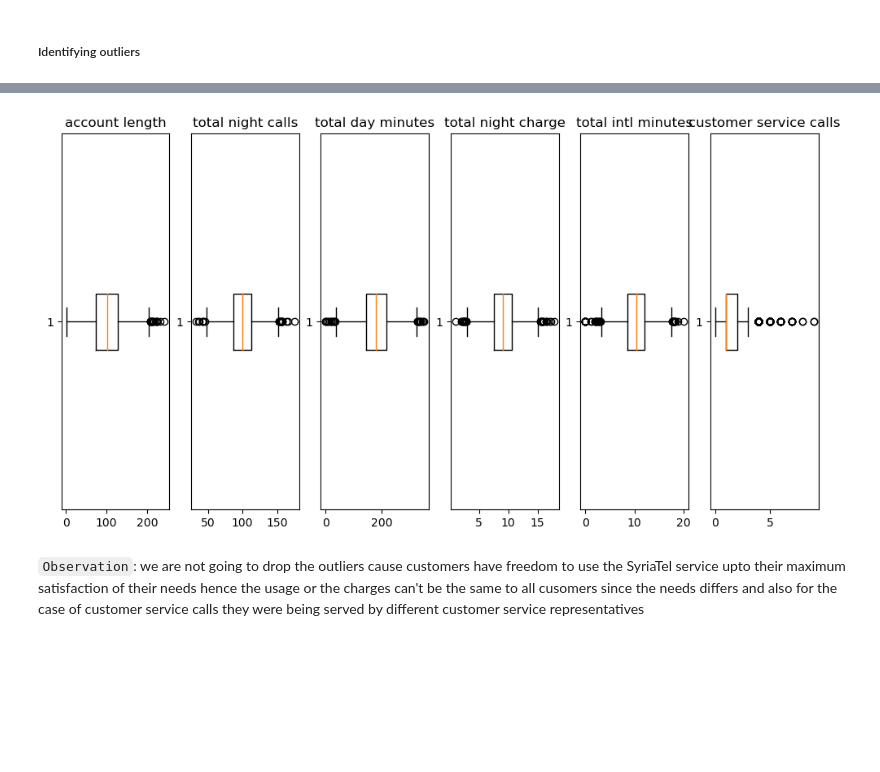
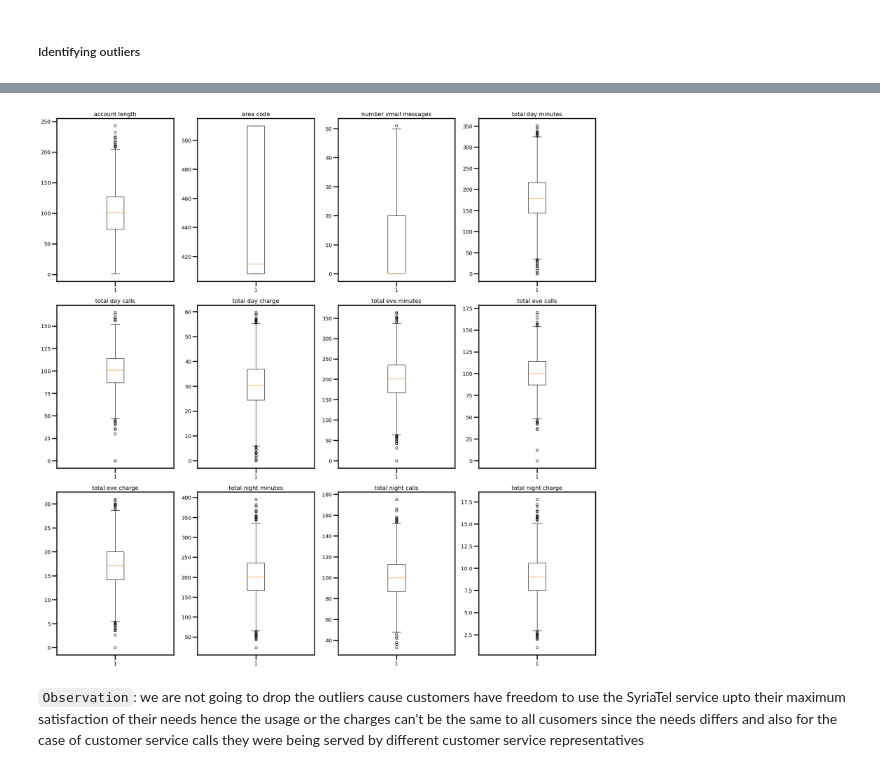
Before and after one commit to leah-katiwa/Phase_3_Project, a Jupyter notebook: student.ipynb, the cells around one changed output, grey strips where cells are left out. Cells and saved outputs as stored; diff of their text form; code cells hidden in the pictures; blank space fills up the shorter version.

```diff
--- a/student.ipynb
+++ b/student.ipynb
@@ -314,15 +321,22 @@ plt.show()
-# %%
-##  Identifying Outliers
-num_cols = ["account length", "total night calls", "total day minutes", "total night charge","total intl minutes", "customer service calls"]
-# Create a boxplot for each numerical column
-fig, axes = plt.subplots(nrows=1, ncols=len(num_cols), figsize=(12, 6))
-for i, col in enumerate(num_cols):
-    axes[i].boxplot(data[col], vert=False)
-    axes[i].set_title(col)
-
-plt.show()
-# %% [output]
-[figure, removed]
+# %%
+#Checking for outliers
+numerical_cols = data.select_dtypes(include="number")
+
+# Create a figure and subplots
+fig, axes = plt.subplots(3, 4, figsize=(20, 20))
+
+# Plot the boxplots
+for ax, col in zip(axes.ravel(), numerical_cols.columns):
+    ax.boxplot(data[col].astype(float))
+    ax.set_title(col)
+
+# Tighten the layout
+plt.tight_layout()
+
+# Show the figure
+plt.show()
+# %% [output]
+[figure, added]
 # %% [markdown]
 `Observation`:
  we are not  going to drop the outliers cause customers have freedom  to use the SyriaTel service upto their maximum satisfaction of their needs hence the usage or the charges can't be the same to all cusomers since the needs differs and also for the case of customer service calls they were being served by different customer service representatives
```
Also changed, not shown: parts of 147 cells of this notebook, 2 other files.
